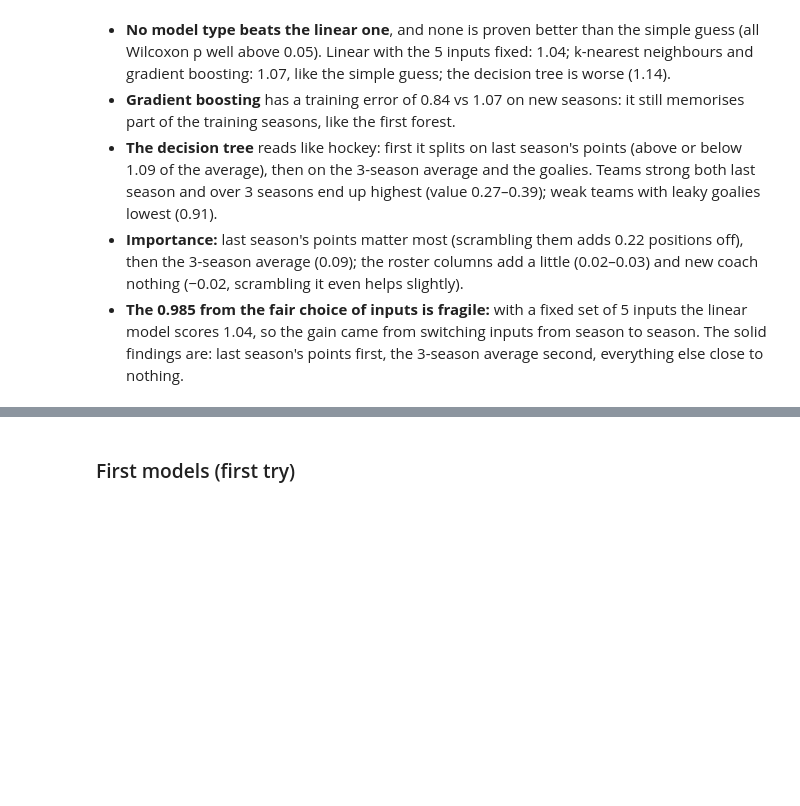
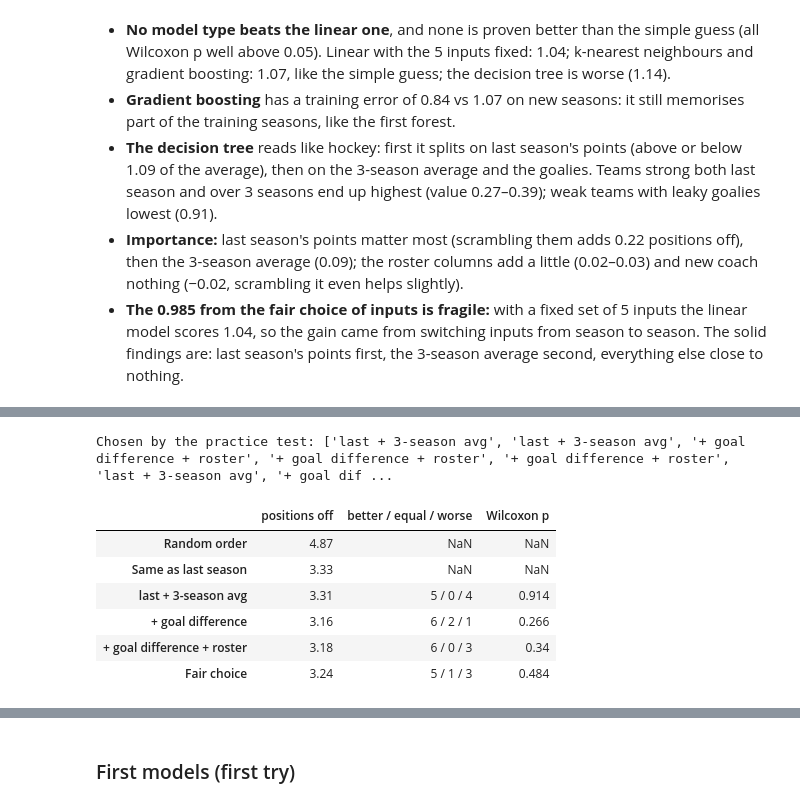
Before and after one commit to up202303702/AC, a Jupyter notebook: notebooks/03_modeling.ipynb, the cells around one changed output, grey strips where cells are left out. Cells and saved outputs as stored; diff of their text form; code cells hidden in the pictures; blank space fills up the shorter version.

```diff
--- a/notebooks/03_modeling.ipynb
+++ b/notebooks/03_modeling.ipynb
@@ -372,0 +466,48 @@ Average accuracy: 0.57
+# %%
+rng_conf = np.random.default_rng(0)
+def conf_random(train, test):   return conference_rank(test, rng_conf.random(len(test)))
+def conf_same_as_last(train, test): return conference_rank(test, test["last_pts_vs_avg"])
+
+def points_model(features):
+    def predict(train, test):
+        model = LinearRegression().fit(train[features], train["pts_vs_avg"])
+        return conference_rank(test, model.predict(test[features]))
+    return predict
+
+CONF_SETS = {
+    "last + 3-season avg": ["last_pts_vs_avg", "avg3_pts_vs_avg"],
+    "+ goal difference": ["last_pts_vs_avg", "avg3_pts_vs_avg", "last_gd_per_game"],
+    "+ goal difference + roster": ["last_pts_vs_avg", "avg3_pts_vs_avg", "last_gd_per_game", "roster_pts_vs_avg", "roster_goalie_ga_vs_avg"],
+}
+conf_candidates = {name: points_model(f) for name, f in CONF_SETS.items()}
+chosen_conf = []
+def conf_fair(train, test):
+    best, _ = pick_with_practice_test(train, conf_candidates, mean_conference_rank_error)
+    chosen_conf.append(best)
+    return conf_candidates[best](train, test)
+
+conf_results = {"Random order": evaluate_by_season(conf_table, conf_random, mean_conference_rank_error, seasons),
+                "Same as last season": evaluate_by_season(conf_table, conf_same_as_last, mean_conference_rank_error, seasons)}
+for name, f in conf_candidates.items():
+    conf_results[name] = evaluate_by_season(conf_table, f, mean_conference_rank_error, seasons)
+conf_results["Fair choice"] = evaluate_by_season(conf_table, conf_fair, mean_conference_rank_error, seasons)
+
+base = conf_results["Same as last season"]["score"]
+rows = {}
+for name, r in conf_results.items():
+    row = {"positions off": round(r["score"].mean(), 2)}
+    if name not in ["Random order", "Same as last season"]:
+        row["better / equal / worse"] = f'{(r["score"] < base).sum()} / {(r["score"] == base).sum()} / {(r["score"] > base).sum()}'
+        row["Wilcoxon p"] = round(wilcoxon(r["score"], base).pvalue, 3)
+    rows[name] = row
+print("Chosen by the practice test:", chosen_conf)
+pd.DataFrame(rows).T
+# %% [output]
+Chosen by the practice test: ['last + 3-season avg', 'last + 3-season avg', '+ goal difference + roster', '+ goal difference + roster', '+ goal difference + roster', 'last + 3-season avg', '+ goal dif ...
+|  | positions off | better / equal / worse | Wilcoxon p |
+| Random order | 4.87 | NaN | NaN |
+| Same as last season | 3.33 | NaN | NaN |
+| last + 3-season avg | 3.31 | 5 / 0 / 4 | 0.914 |
+| + goal difference | 3.16 | 6 / 2 / 1 | 0.266 |
+| + goal difference + roster | 3.18 | 6 / 0 / 3 | 0.34 |
+| Fair choice | 3.24 | 5 / 1 / 3 | 0.484 |
```
Also changed, not shown: parts of 28 cells of this notebook, 16 other files.
